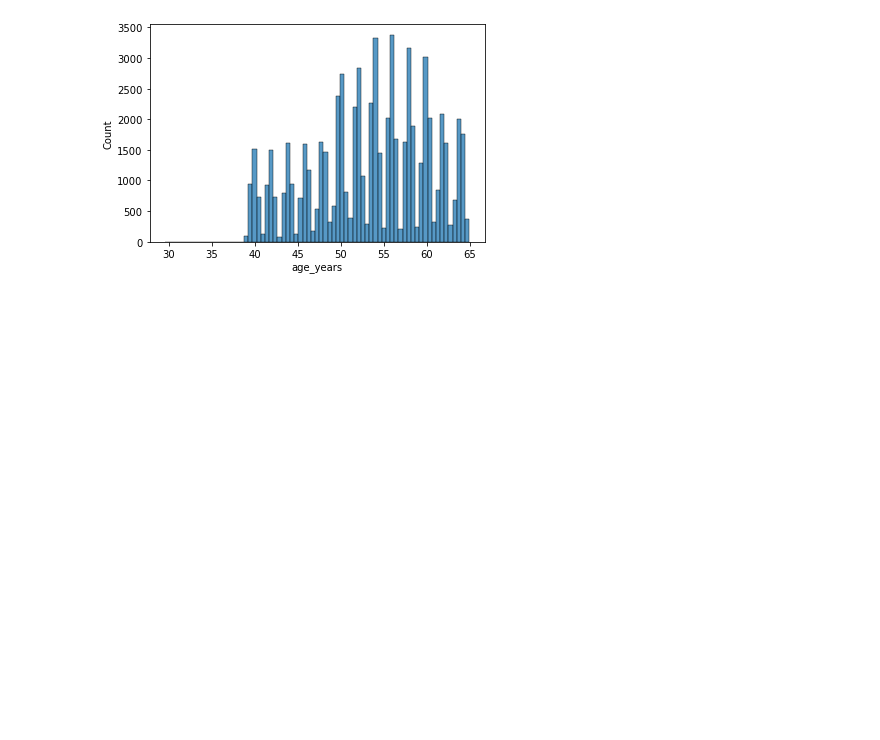
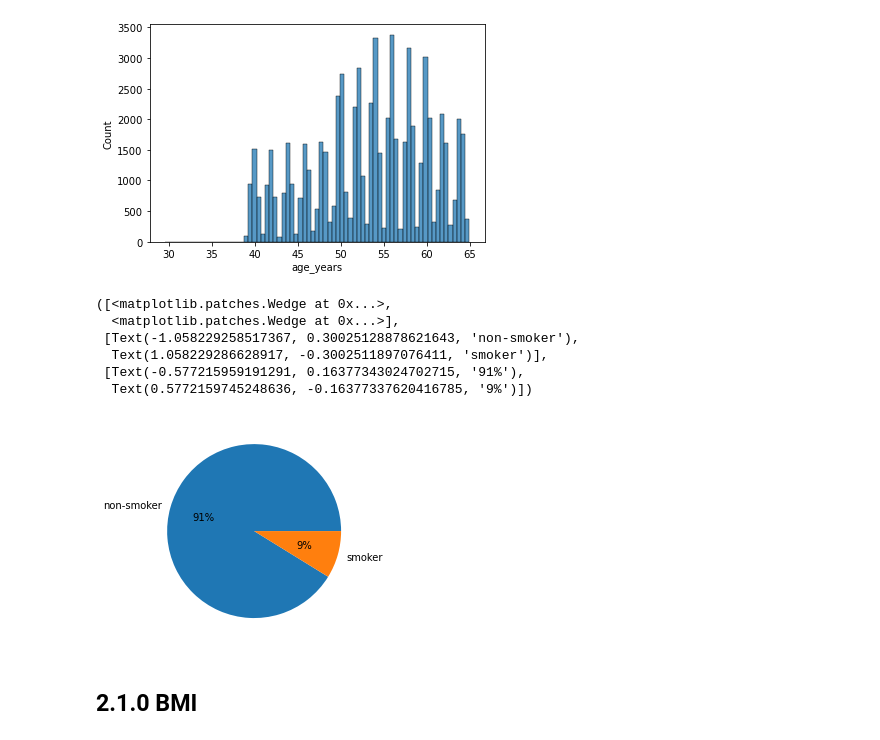
Before and after one commit to Lelelass/Machine-learning-Lassarade, a Jupyter notebook: labb_1/2-0-0.ipynb, the cells around one changed output. Saved outputs shown, nothing was run; the diff lists cells and outputs as text; code cells hidden in the pictures; blank space fills up the shorter version.

```diff
--- a/labb_1/2-0-0.ipynb
+++ b/labb_1/2-0-0.ipynb
@@ -88,3 +88,16 @@ sns.histplot(x = df_cardio['age_years'])
 # %% [output]
 <AxesSubplot:xlabel='age_years', ylabel='Count'>
 [figure]
+# %%
+smoke = ['non-smoker', 'smoker']
+plt.pie(df_cardio['smoke'].value_counts(), labels = smoke, autopct='%.0f%%')
+# %% [output]
+([<matplotlib.patches.Wedge at 0x...>,
+  <matplotlib.patches.Wedge at 0x...>],
+ [Text(-1.058229258517367, 0.30025128878621643, 'non-smoker'),
+  Text(1.058229286628917, -0.3002511897076411, 'smoker')],
+ [Text(-0.577215959191291, 0.16377343024702715, '91%'),
+  Text(0.5772159745248636, -0.16377337620416785, '9%')])
+[figure, added]
+# %% [markdown]
+## 2.1.0 BMI
```
Also changed, not shown: parts of 4 cells of this notebook.
